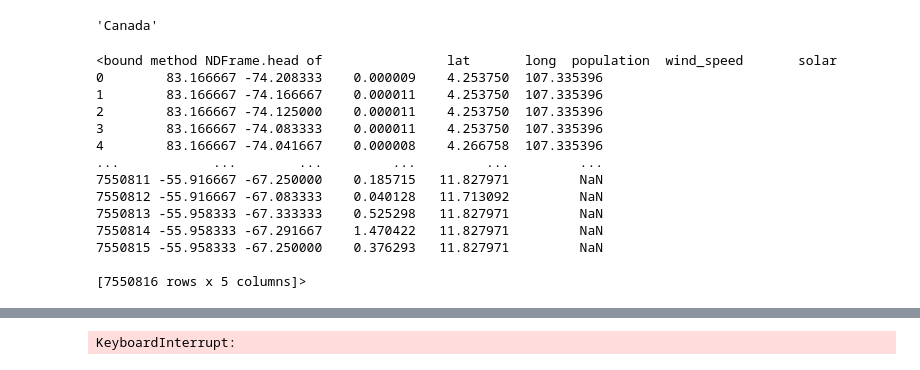
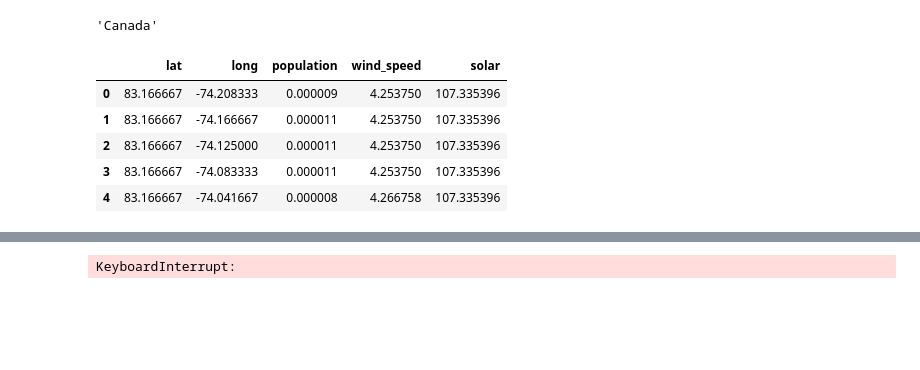
Before and after one commit to ITWSDataScience/Group3_Fall2022, a Jupyter notebook: conflicts.ipynb, the cells around one changed output, grey strips where cells are left out. Drawn from its saved outputs; the diff is of its cells as text; code cells hidden in the pictures; blank space fills up the shorter version.

```diff
--- a/conflicts.ipynb
+++ b/conflicts.ipynb
@@ -31,20 +33,12 @@ is_conflict_country(83.16666666666667, -74.20833333333334)
 # %% [output]
 'Canada'
 # %%
-df = pd.read_csv('models/data/grid.csv')
-df.head
+df = pd.read_csv('models/data/grid.csv', encoding="UTF-8")
+df.head()
 # %% [output]
-<bound method NDFrame.head of                lat       long  population  wind_speed       solar
-0        83.166667 -74.208333    0.000009    4.253750  107.335396
-1        83.166667 -74.166667    0.000011    4.253750  107.335396
-2        83.166667 -74.125000    0.000011    4.253750  107.335396
-3        83.166667 -74.083333    0.000011    4.253750  107.335396
-4        83.166667 -74.041667    0.000008    4.266758  107.335396
-...            ...        ...         ...         ...         ...
-7550811 -55.916667 -67.250000    0.185715   11.827971         NaN
-7550812 -55.916667 -67.083333    0.040128   11.713092         NaN
-7550813 -55.958333 -67.333333    0.525298   11.827971         NaN
-7550814 -55.958333 -67.291667    1.470422   11.827971         NaN
-7550815 -55.958333 -67.250000    0.376293   11.827971         NaN
-
-[7550816 rows x 5 columns]>
+|  | lat | long | population | wind_speed | solar |
+| 0 | 83.166667 | -74.208333 | 0.000009 | 4.253750 | 107.335396 |
+| 1 | 83.166667 | -74.166667 | 0.000011 | 4.253750 | 107.335396 |
+| 2 | 83.166667 | -74.125000 | 0.000011 | 4.253750 | 107.335396 |
+| 3 | 83.166667 | -74.083333 | 0.000011 | 4.253750 | 107.335396 |
+| 4 | 83.166667 | -74.041667 | 0.000008 | 4.266758 | 107.335396 |
```
Also changed, not shown: parts of 8 cells of this notebook.
